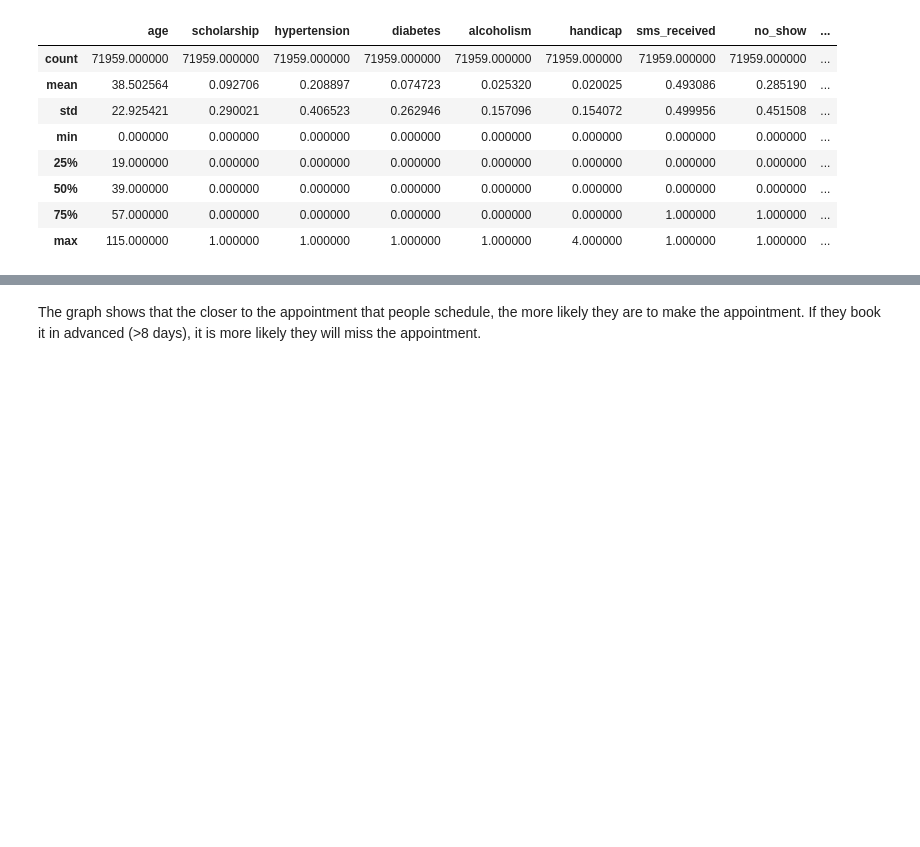
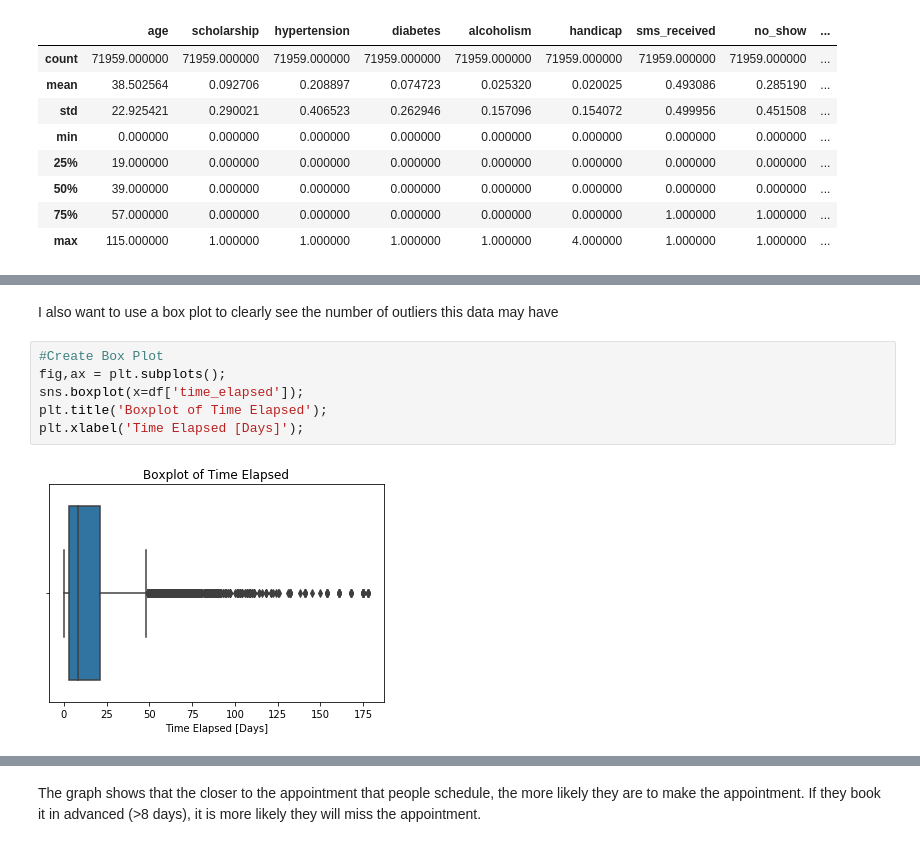
Before and after one commit to nlucasti/analyst_portfolio, a Jupyter notebook: Investigate_Patient_Appt.ipynb, the cells around one changed output, grey strips where cells are left out. Saved outputs shown, nothing was run; the diff lists cells and outputs as text; blank space fills up the shorter version.

```diff
--- a/Investigate_Patient_Appt.ipynb
+++ b/Investigate_Patient_Appt.ipynb
@@ -142,0 +168,10 @@ df.describe()
+# %% [markdown]
+<p>I also want to use a box plot to clearly see the number of outliers this data may have</p>
+# %%
+#Create Box Plot
+fig,ax = plt.subplots();
+sns.boxplot(x=df['time_elapsed']);
+plt.title('Boxplot of Time Elapsed');
+plt.xlabel('Time Elapsed [Days]');
+# %% [output]
+[figure, added]
```
Also changed, not shown: parts of 12 cells of this notebook, 2 other files.
